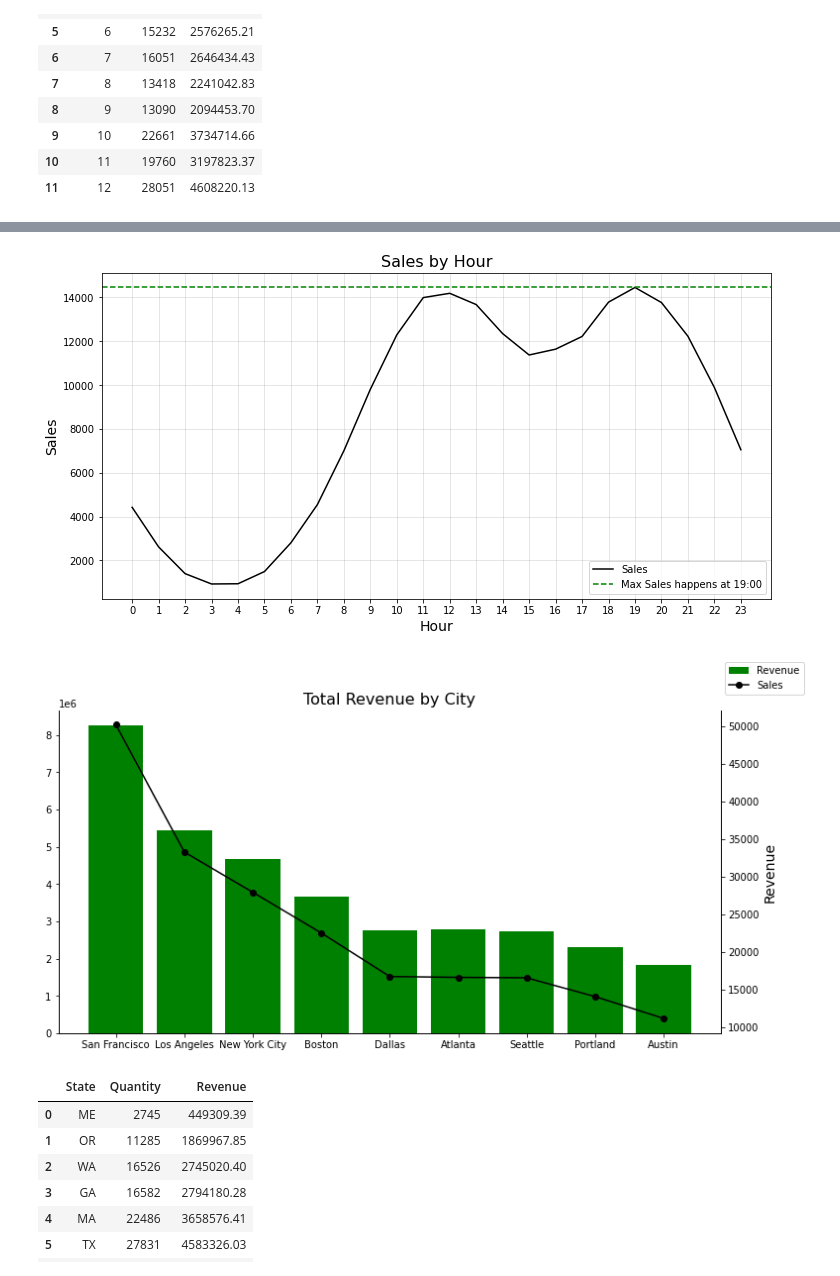
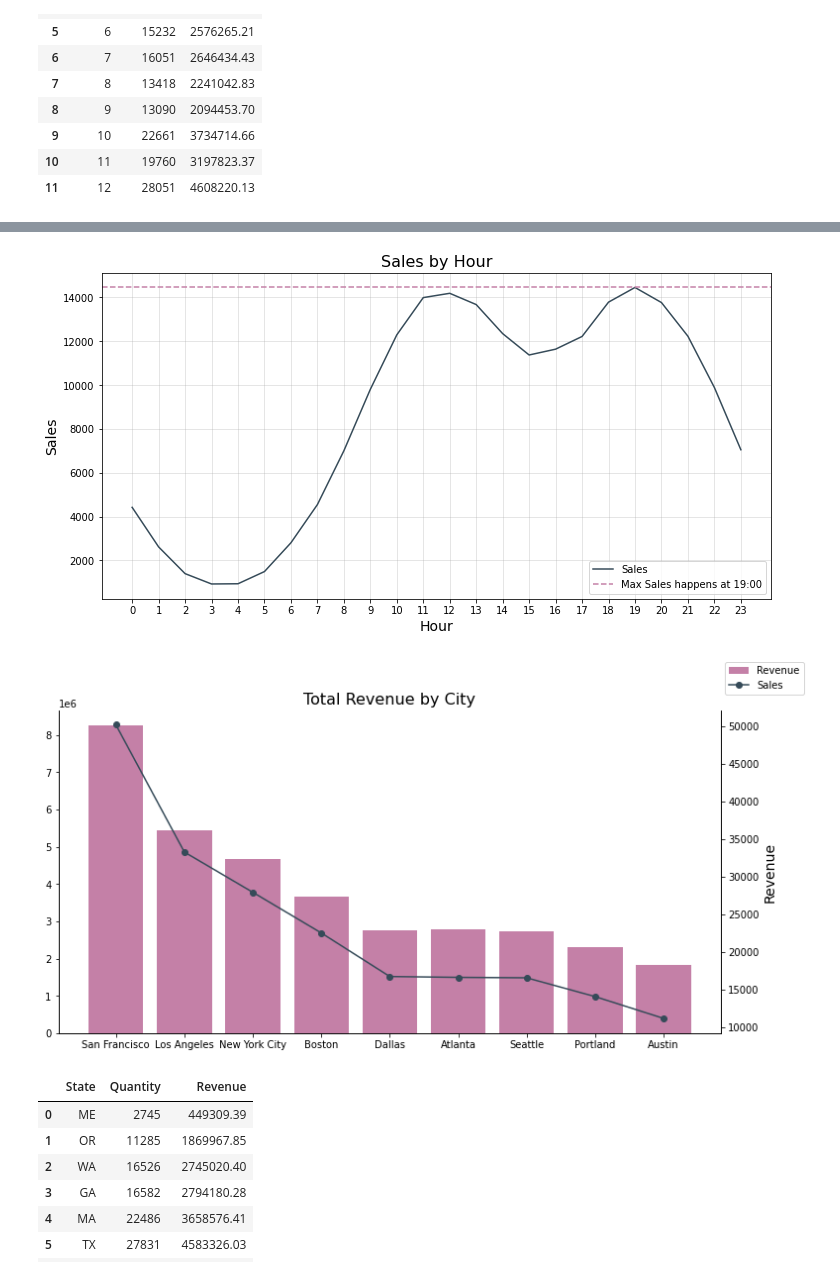
Before and after one commit to adunoluwa1/Product-Sales-Analysis, a Jupyter notebook: Sales_Data_Analysis.ipynb, the cells around one changed output, grey strips where cells are left out. Cells and saved outputs as stored; diff of their text form; code cells hidden in the pictures.

```diff
--- a/Sales_Data_Analysis.ipynb
+++ b/Sales_Data_Analysis.ipynb
@@ -129,33 +129,33 @@ df['Hour'] = df['Time'].apply(lambda x: x.hour)
 Sales_by_Hour = df.groupby(['Hour'])['Quantity'].sum()
 # %%
 fig, ax = plt.subplots(figsize=(12,6))
-ax.plot(Sales_by_Hour.index, Sales_by_Hour.values, '-k', label='Sales')
+ax.plot(Sales_by_Hour.index, Sales_by_Hour.values, ls='-',c='#364B59', label='Sales')
 ax.set_title('Sales by Hour', fontsize=16)
 ax.set_xlabel('Hour', fontsize=14)
 ax.set_xticks(range(24), fontsize=14)
 ax.set_ylabel('Sales', fontsize=14)
 ax.grid('both', alpha=0.4)
-ax.axhline(y=max(Sales_by_Hour.values), ls= '--', color='g', label=f'Max Sales happens at {Sales_by_Hour.tolist().index(Sales_by_Hour.max())}:00')
+ax.axhline(y=max(Sales_by_Hour.values), ls= '--', color='#C480A7', label=f'Max Sales happens at {Sales_by_Hour.tolist().index(Sales_by_Hour.max())}:00')
 plt.legend()
 plt.show()
 # %% [output]
-[figure, old version]
+[figure, new version]
 # %%
 Sales_by_City = df.groupby(df['City'])[['Quantity','Revenue']].sum().reset_index().sort_values('Quantity',ascending=False, ignore_index=True)
 # %%
 fig, ax = plt.subplots(figsize=(12,6))
-ax.bar(Sales_by_City.City, Sales_by_City.Revenue, color='g',label='Revenue')
+ax.bar(Sales_by_City.City, Sales_by_City.Revenue, color='#C480A7',label='Revenue')
 ax2 = ax.twinx()
-ax2.plot(Sales_by_City.City, Sales_by_City.Quantity, 'o-k', label='Sales', scaley=True)
+ax2.plot(Sales_by_City.City, Sales_by_City.Quantity, 'o-',c='#364B59', label='Sales', scaley=True)
 plt.title('Total Revenue by City', fontsize=16)
 plt.xlabel('City', fontsize=14)
 plt.ylabel('Revenue', fontsize=14)
 # plt.xticks(Sales_by_City.City, ha='center')
 sns.despine(left=False, right=False, bottom=False)
 fig.legend()
 plt.show()
 # %% [output]
-[figure, old version]
+[figure, new version]
 # %%
 Sales_by_State = df.groupby(df['State'])[['Quantity','Revenue']].sum().reset_index().sort_values('Revenue',ascending=True, ignore_index=True)
 Sales_by_State
```
Also changed, not shown: parts of 4 cells of this notebook, 1 other file.
